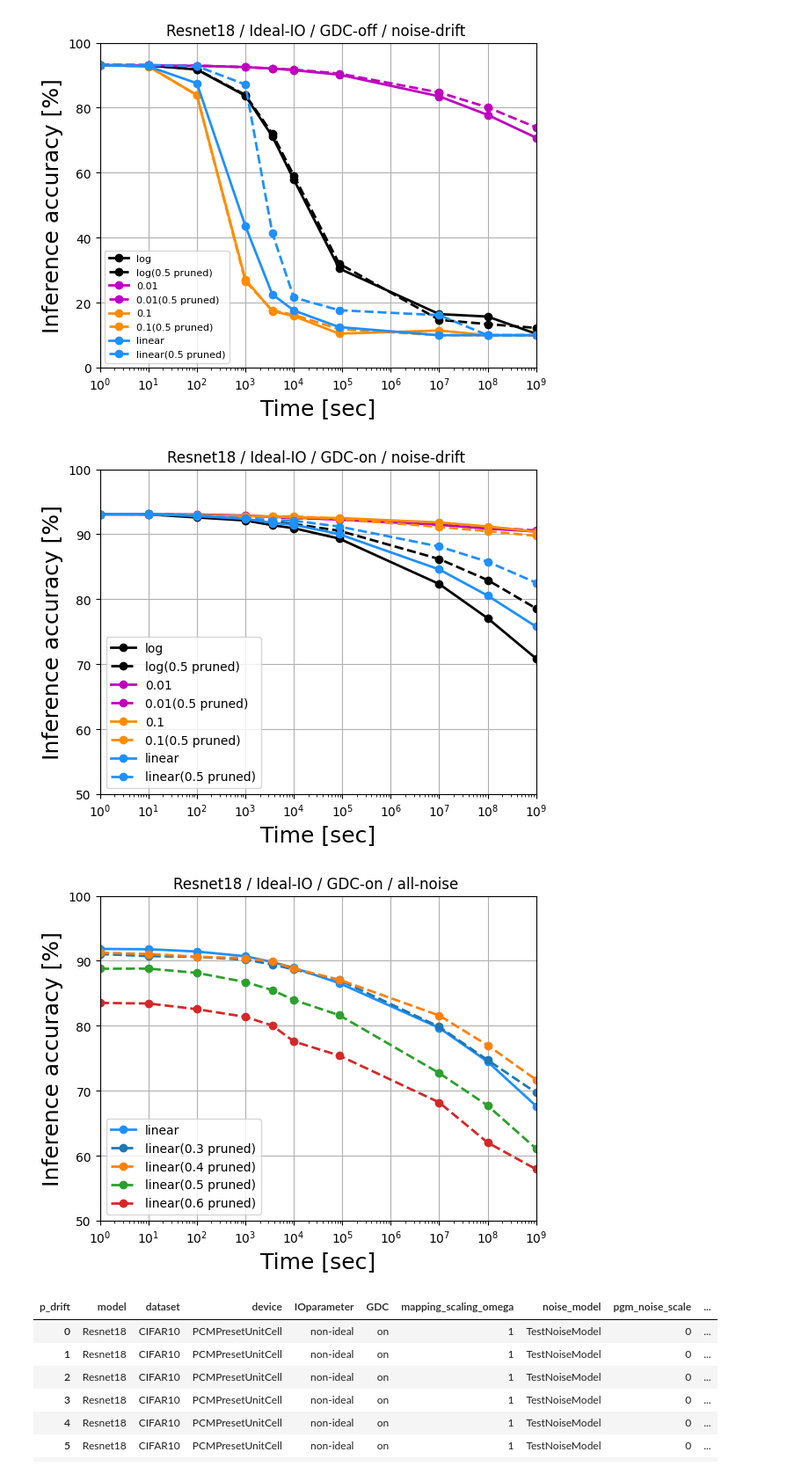
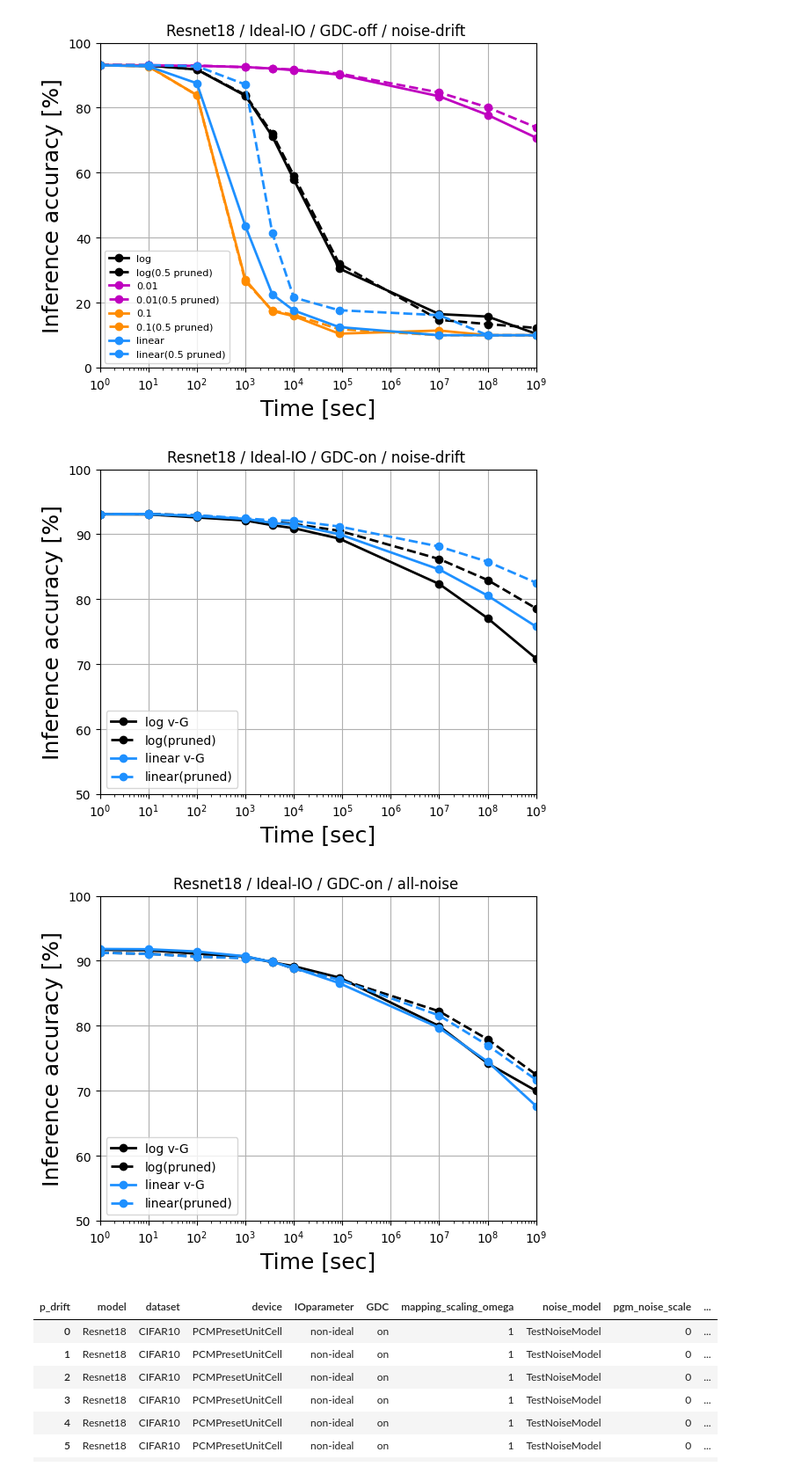
Before and after one commit to PRAM-weight-biasing/PRAM-weight-biasing, a Jupyter notebook: z_data_processing/241231_acc_plot_Resnet.ipynb, the cells around one changed output. Shown at 88% size. Cells and saved outputs as stored; diff of their text form; code cells hidden in the pictures.

Commit message:
plot

```diff
--- a/z_data_processing/241231_acc_plot_Resnet.ipynb
+++ b/z_data_processing/241231_acc_plot_Resnet.ipynb
@@ -32,11 +32,11 @@ pivot_index
 # %%
 df = df_raw.copy()
 # %%
-# df = df[df['G_ratio']==25]
+df = df[df['Gmax']=='default']
 df = df[df['model']=='Resnet18']
 df = df[df['GDC'] == 'on']
 df = df[df['IOparameter'] == 'ideal']
-df = df[df['pgm_noise_scale'] == 1]
+df = df[df['pgm_noise_scale'] == 0]
 df = df[df['retrain'] == 'X']
 # %%
 df['pruning'].unique()
@@ -180,14 +185,14 @@ x = df_pivot['inf_time']
 
 plt.grid(True)
 
-plt.plot(x,df_pivot['-_log'], marker='o', label = 'log', linewidth=2, color='k')
-plt.plot(x,df_pivot['0.5_log'], marker='o', label = 'log(0.5 pruned)', linestyle='--', linewidth=2, color='k')
-plt.plot(x,df_pivot['-_0.01'], marker='o', label = '0.01', linewidth=2, color='m')
-plt.plot(x,df_pivot['0.5_0.01'], marker='o', label = '0.01(0.5 pruned)', linestyle='--',linewidth=2, color='m')
-plt.plot(x,df_pivot['-_0.1'], marker='o', label = '0.1', linewidth=2, color='darkorange')
-plt.plot(x,df_pivot['0.5_0.1'], marker='o', label = '0.1(0.5 pruned)', linestyle='--',linewidth=2, color='darkorange')
-plt.plot(x,df_pivot['-_linear'], marker='o', label = 'linear', linewidth=2, color='dodgerblue')
-plt.plot(x,df_pivot['0.5_linear'], marker='o', label = 'linear(0.5 pruned)', linestyle='--',linewidth=2, color='dodgerblue')
+plt.plot(x,df_pivot['-_log'], marker='o', label = 'log v-G', linewidth=2, color='k')
+plt.plot(x,df_pivot['0.5_log'], marker='o', label = 'log(pruned)', linestyle='--', linewidth=2, color='k')
+# plt.plot(x,df_pivot['-_0.01'], marker='o', label = '0.01', linewidth=2, color='m')
+# plt.plot(x,df_pivot['0.5_0.01'], marker='o', label = '0.01(0.5 pruned)', linestyle='--',linewidth=2, color='m')
+# plt.plot(x,df_pivot['-_0.1'], marker='o', label = '0.1', linewidth=2, color='darkorange')
+# plt.plot(x,df_pivot['0.5_0.1'], marker='o', label = '0.1(0.5 pruned)', linestyle='--',linewidth=2, color='darkorange')
+plt.plot(x,df_pivot['-_linear'], marker='o', label = 'linear v-G', linewidth=2, color='dodgerblue')
+plt.plot(x,df_pivot['0.5_linear'], marker='o', label = 'linear(pruned)', linestyle='--',linewidth=2, color='dodgerblue')
 
 
 plt.title("Resnet18 / Ideal-IO / GDC-on / noise-drift ")
@@ -201,48 +206,48 @@ plt.xlim(1,1000000000)
 plt.xscale('log')
 plt.show()
 # %% [output]
-[figure, old version]
+[figure, new version]
 # %%
 import matplotlib.pyplot as plt
 
 x = df_pivot['inf_time']
 
 plt.grid(True)
 
-# plt.plot(x,df_pivot['-_log'], marker='o', label = 'log', linewidth=2, color='k')
+plt.plot(x,df_pivot['-_log'], marker='o', label = 'log v-G', linewidth=2, color='k')
 # plt.plot(x,df_pivot['0.3_log'], marker='o', label = 'log(0.3 pruned)', linestyle='--', linewidth=2, color='k')
-# # plt.plot(x,df_pivot['0.4_log'], marker='o', label = 'log(0.4 pruned)', linestyle='--', linewidth=2, color='k')
-# # # plt.plot(x,df_pivot['0.5_log'], marker='o', label = 'log(0.5 pruned)', linestyle='--', linewidth=2)
+plt.plot(x,df_pivot['0.4_log'], marker='o', label = 'log(pruned)', linestyle='--', linewidth=2, color='k')
+# # plt.plot(x,df_pivot['0.5_log'], marker='o', label = 'log(0.5 pruned)', linestyle='--', linewidth=2)
 
 # plt.plot(x,df_pivot['-_0.01'], marker='o', label = '0.01', linewidth=2, color='m')
 # plt.plot(x,df_pivot['0.3_0.01'], marker='o', label = '0.01(0.3 pruned)', linestyle='--',linewidth=2, color='m')
 # # plt.plot(x,df_pivot['0.4_0.01'], marker='o', label = '0.01(0.4 pruned)', linestyle='--',linewidth=2, color='m')
 # # # plt.plot(x,df_pivot['0.5_0.01'], marker='o', label = '0.01(0.5 pruned)', linestyle='--',linewidth=2)
 
 # plt.plot(x,df_pivot['-_0.1'], marker='o', label = '0.1', linewidth=2, color='darkorange')
 # plt.plot(x,df_pivot['0.3_0.1'], marker='o', label = '0.1(0.3 pruned)', linestyle='--',linewidth=2)
 # # plt.plot(x,df_pivot['0.4_0.1'], marker='o', label = '0.1(0.4 pruned)', linestyle='--',linewidth=2, color='darkorange')
 # # plt.plot(x,df_pivot['0.5_0.1'], marker='o', label = '0.1(0.5 pruned)', linestyle='--',linewidth=2)
 
-plt.plot(x,df_pivot['-_linear'], marker='o', label = 'linear', linewidth=2, color='dodgerblue')
-plt.plot(x,df_pivot['0.3_linear'], marker='o', label = 'linear(0.3 pruned)', linestyle='--',linewidth=2)
-plt.plot(x,df_pivot['0.4_linear'], marker='o', label = 'linear(0.4 pruned)', linestyle='--',linewidth=2)
-plt.plot(x,df_pivot['0.5_linear'], marker='o', label = 'linear(0.5 pruned)', linestyle='--',linewidth=2)
-plt.plot(x,df_pivot['0.6_linear'], marker='o', label = 'linear(0.6 pruned)', linestyle='--',linewidth=2)
+plt.plot(x,df_pivot['-_linear'], marker='o', label = 'linear v-G', linewidth=2, color='dodgerblue')
+# plt.plot(x,df_pivot['0.3_linear'], marker='o', label = 'linear(0.3 pruned)', linestyle='--',linewidth=2)
+plt.plot(x,df_pivot['0.4_linear'], marker='o', label = 'linear(pruned)', linestyle='--',linewidth=2, color='dodgerblue')
+# plt.plot(x,df_pivot['0.5_linear'], marker='o', label = 'linear(0.5 pruned)', linestyle='--',linewidth=2)
+# plt.plot(x,df_pivot['0.6_linear'], marker='o', label = 'linear(0.6 pruned)', linestyle='--',linewidth=2)
 
 
 plt.title("Resnet18 / Ideal-IO / GDC-on / all-noise ")
 plt.legend(fontsize=10, loc='lower left', bbox_to_anchor=(0.0, 0.0))
 plt.xlabel('Time [sec]',fontsize=18)
 plt.ylabel('Inference accuracy [%]', fontsize=18) #, fontweight='demi'
 # plt.xticks(fontsize/14)
 
 plt.ylim(50,100)
 plt.xlim(1,1000000000)
 plt.xscale('log')
 plt.show()
 # %% [output]
-[figure, old version]
+[figure, new version]
 # %%
 df2_pivot = df2.pivot_table(index=pivot_index, columns='p_drift', values='accuracy', aggfunc='mean')
 df2_pivot.reset_index(inplace=True) # index to columns
```
Also changed, not shown: parts of 3 cells of this notebook, 1 other file.
